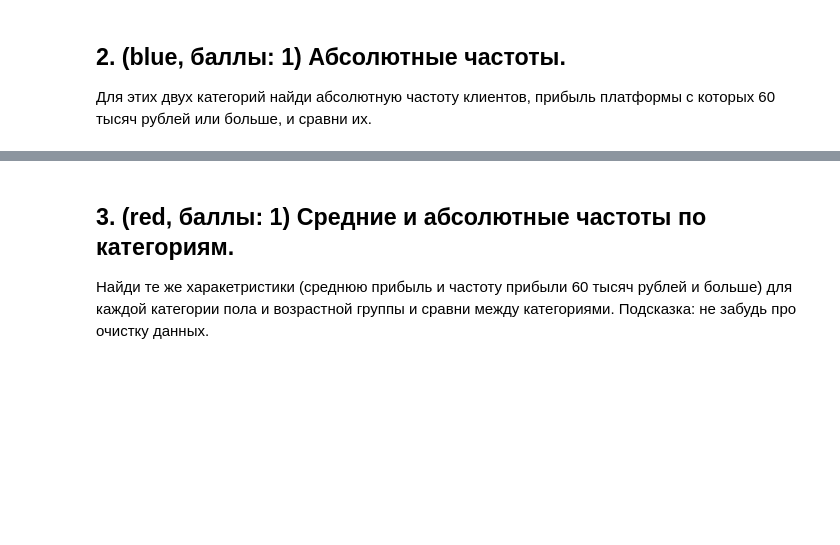
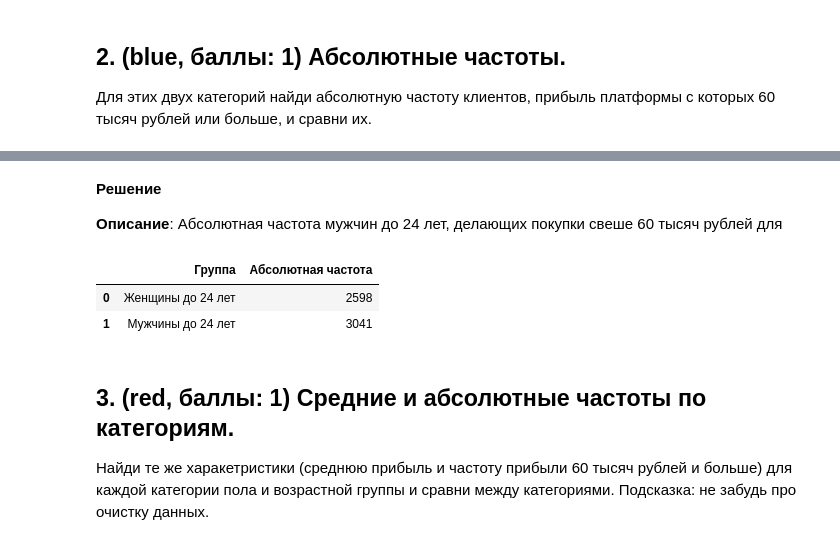
Before and after one commit to stakancheck/cu-colab-statistic, a Jupyter notebook: cu_stat_hw01.ipynb, the cells around one changed output, grey strips where cells are left out. Saved outputs shown, nothing was run; the diff lists cells and outputs as text; code cells hidden in the pictures; blank space fills up the shorter version.

```diff
--- a/cu_stat_hw01.ipynb
+++ b/cu_stat_hw01.ipynb
@@ -354,3 +420,18 @@ np.float64(15.0)
+# %% [markdown]
+**Решение**
+
+**Описание**: Абсолютная частота мужчин до 24 лет, делающих покупки свеше 60 тысяч рублей для
+# %%
+# Твоё решение тут
+
+female_count = len(female_df[female_df['Profit'] > 60])
+male_count = len(male_df[male_df['Profit'] > 60])
+
+pd.DataFrame([['Женщины до 24 лет', female_count], ['Мужчины до 24 лет', male_count]], columns=['Группа', 'Абсолютная частота'])
+# %% [output]
+|  | Группа | Абсолютная частота |
+| 0 | Женщины до 24 лет | 2598 |
+| 1 | Мужчины до 24 лет | 3041 |
 # %% [markdown]
 ## 3. (red, баллы: 1) Средние и абсолютные частоты по категориям.
 Найди те же харакетристики (среднюю прибыль и частоту прибыли 60 тысяч рублей и больше) для каждой категории пола и возрастной группы и сравни между категориями. Подсказка: не забудь про очистку данных.
```
Also changed, not shown: parts of 14 cells of this notebook.
